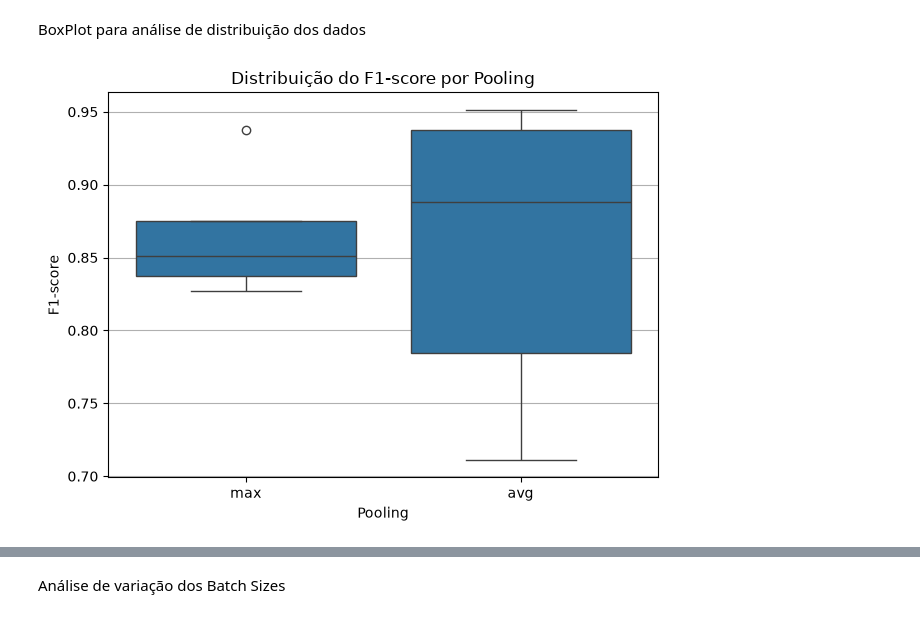
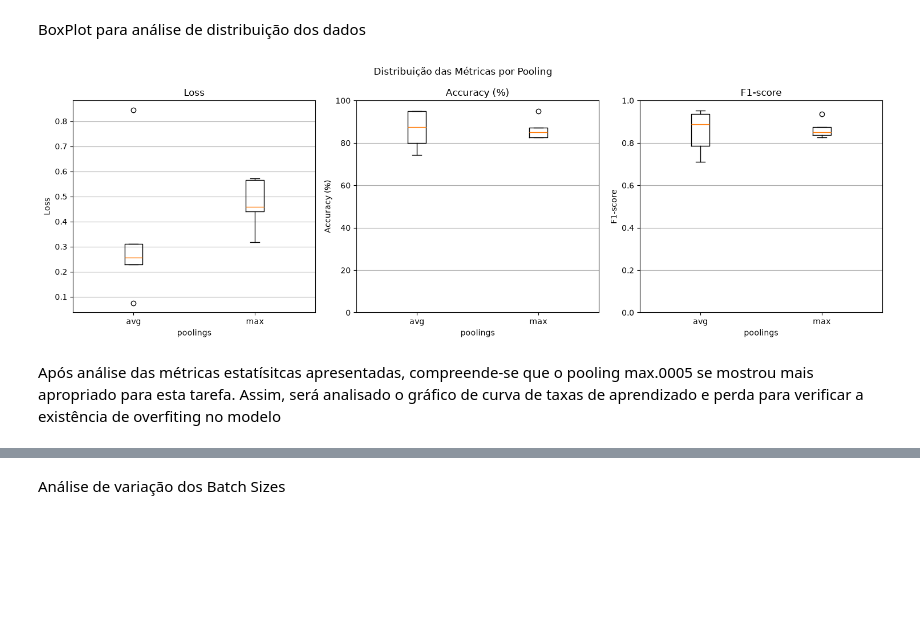
Before and after one commit to LABEEC-Sistemas/pink_shrimp_MVCNN, a Jupyter notebook: notebooks/anailise_cros_validation_gray.ipynb, the cells around one changed output, grey strips where cells are left out. Saved outputs shown, nothing was run; the diff lists cells and outputs as text; code cells hidden in the pictures; blank space fills up the shorter version.

```diff
--- a/notebooks/anailise_cros_validation_gray.ipynb
+++ b/notebooks/anailise_cros_validation_gray.ipynb
@@ -192,7 +207,9 @@ plot_grafico_linha_metricas(
 [figure]
 # %% [markdown]
 BoxPlot para análise de distribuição dos dados
-# %%
-plot_box_plot(pooling_metrics_pd, "poolings", "f1","Distribuição do F1-score por Pooling", "Pooling", "F1-score" )
-# %% [output]
-[figure, removed]
+# %%
+plot_boxplot_metrics(pooling_metrics_pd, "poolings", title="Distribuição das Métricas por Pooling")
+# %% [output]
+[figure, added]
+# %% [markdown]
+Após análise das métricas estatísitcas apresentadas, compreende-se que o pooling max.0005 se mostrou mais apropriado para esta tarefa. Assim, será analisado o gráfico de curva de taxas de aprendizado e perda para verificar a existência de overfiting no modelo
```
Also changed, not shown: parts of 11 cells of this notebook, 2 other files.
